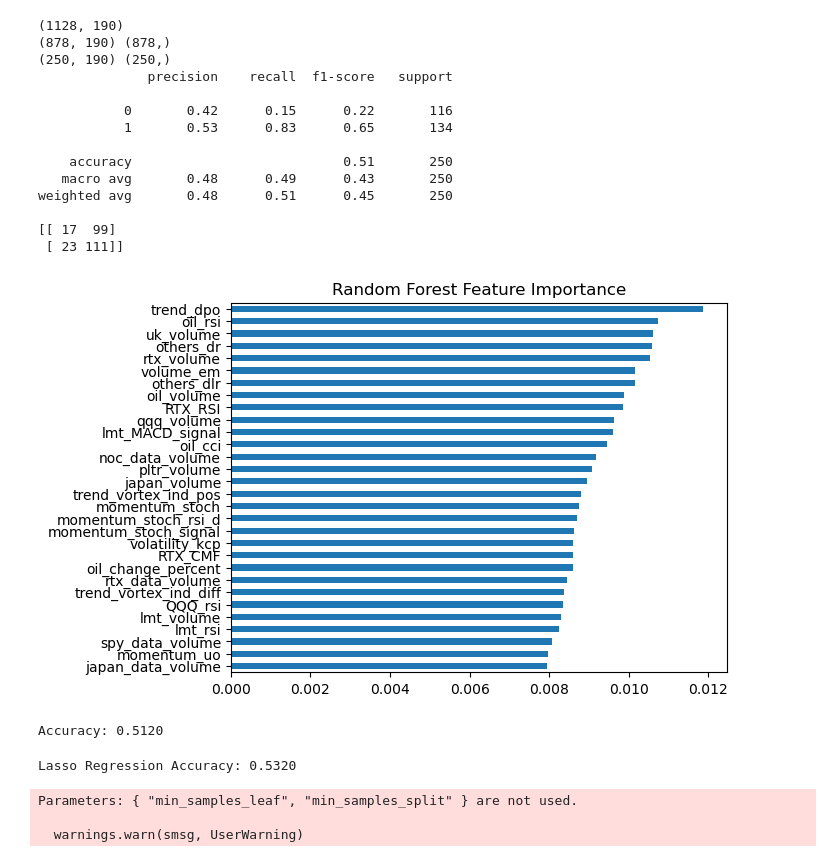
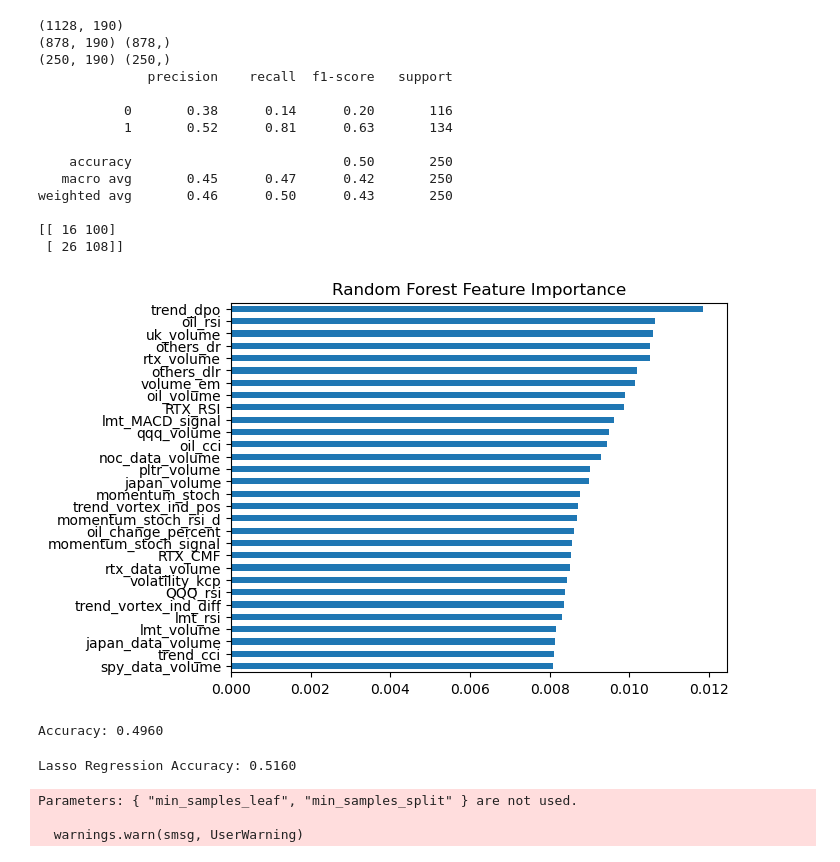
Before and after one commit to GrantThurman/stock-price-predictor, a Jupyter notebook: feature_engineering.ipynb, the cells around one changed output. Drawn from its saved outputs; the diff is of its cells as text; code cells hidden in the pictures.

```diff
--- a/feature_engineering.ipynb
+++ b/feature_engineering.ipynb
@@ -33,12 +33,13 @@ df.dropna(inplace=True)
 normalized_df = df.copy()
 for column in df.columns:
     if column not in ["date", "target"]:
-        normalized_df[column] = (df[column] - df[column].min()) / (df[column].max() - df[column].min())
+        normalized_df[column] = (df[column] - df[column].mean()) / df[column].std()
 normalized_df.to_csv("normalized_data.csv", index=False)
 
 X = normalized_df.drop(columns=["target", "date"])
 print(X.shape)
 y = normalized_df["target"]
+returns_unnormalized = df["pltr_close"].shift(-1)/df["pltr_open"].shift(-1)
 x_train = X[:-250]
 y_train = y[:-250]
 x_test = X[-250:]
@@ -52,42 +53,42 @@ model = RandomForestClassifier(n_estimators=200, random_state=42, max_depth=80,
 model.fit(x_train, y_train)
 y_pred = model.predict(x_test)
 from sklearn.metrics import classification_report, confusion_matrix
 print(classification_report(y_test, y_pred))
 print(confusion_matrix(y_test, y_pred))
 
 import matplotlib.pyplot as plt
 
 importances = model.feature_importances_
 feature_names = X.columns
 
 feat_imp = pd.Series(importances, index=feature_names)
 feat_imp = feat_imp.sort_values(ascending=False)
 
 # Plot top N
 feat_imp.head(30).plot(kind='barh')
 plt.gca().invert_yaxis()
 plt.title("Random Forest Feature Importance")
 plt.show()
 
 accuracy = (y_test == y_pred).mean()
 print(f"Accuracy: {accuracy:.4f}")
 # %% [output]
 (1128, 190)
 (878, 190) (878,)
 (250, 190) (250,)
               precision    recall  f1-score   support
 
-           0       0.42      0.15      0.22       116
-           1       0.53      0.83      0.65       134
+           0       0.38      0.14      0.20       116
+           1       0.52      0.81      0.63       134
 
-    accuracy                           0.51       250
-   macro avg       0.48      0.49      0.43       250
-weighted avg       0.48      0.51      0.45       250
+    accuracy                           0.50       250
+   macro avg       0.45      0.47      0.42       250
+weighted avg       0.46      0.50      0.43       250
 
-[[ 17  99]
- [ 23 111]]
+[[ 16 100]
+ [ 26 108]]
-[figure, old version]
+[figure, new version]
-Accuracy: 0.5120
+Accuracy: 0.4960
 # %%
 #lasso regression
 from sklearn.linear_model import Lasso
@@ -99,7 +100,7 @@ y_pred_lasso_binary = (y_pred_lasso > 0.5).astype(int)
 accuracy = (y_test == y_pred_lasso_binary).mean()
 print(f"Lasso Regression Accuracy: {accuracy:.4f}")
 # %% [output]
-Lasso Regression Accuracy: 0.5320
+Lasso Regression Accuracy: 0.5160
 # %%
 #XGBoost
 from xgboost import XGBClassifier
```
Also changed, not shown: parts of 5 cells of this notebook, 13 other files.
